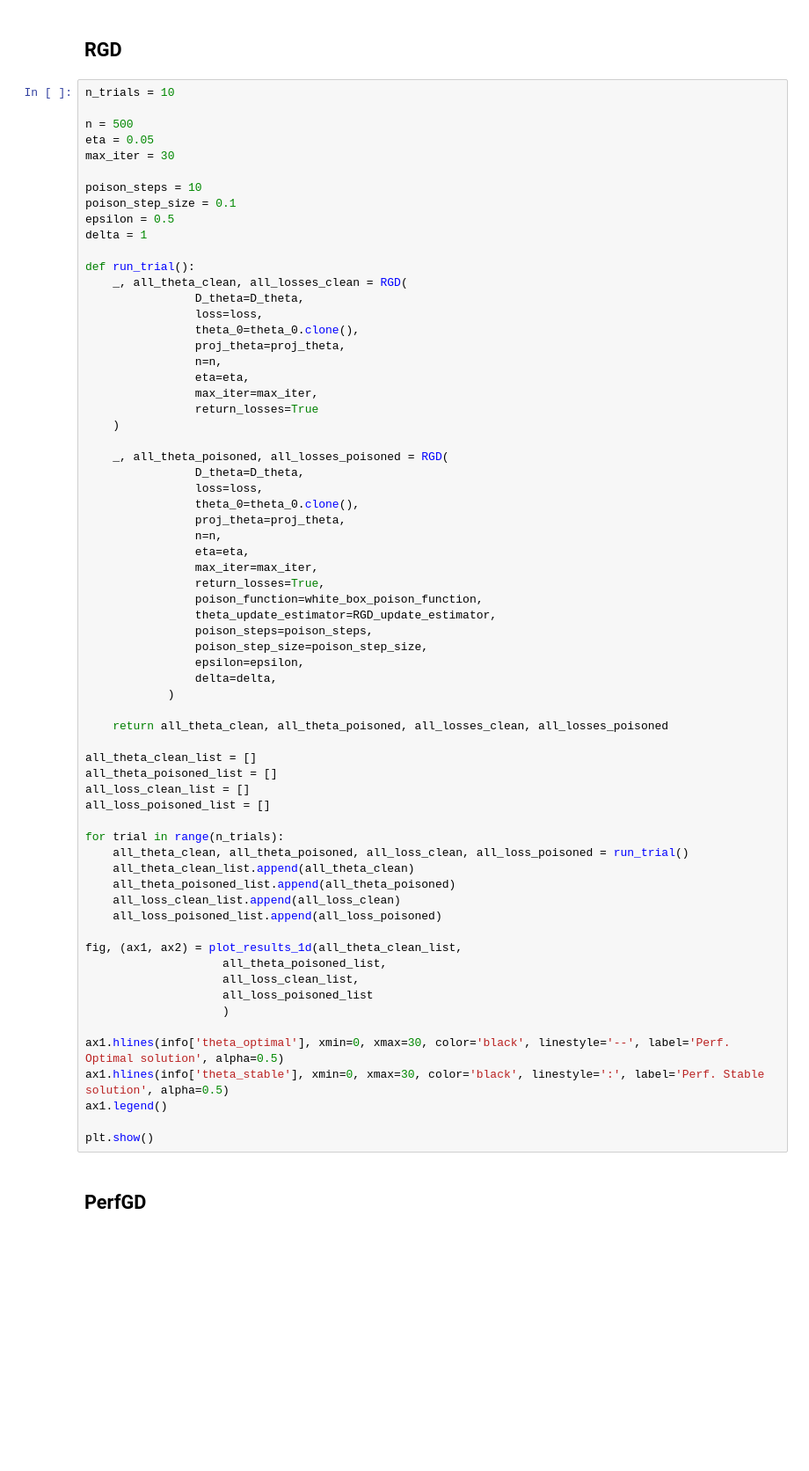
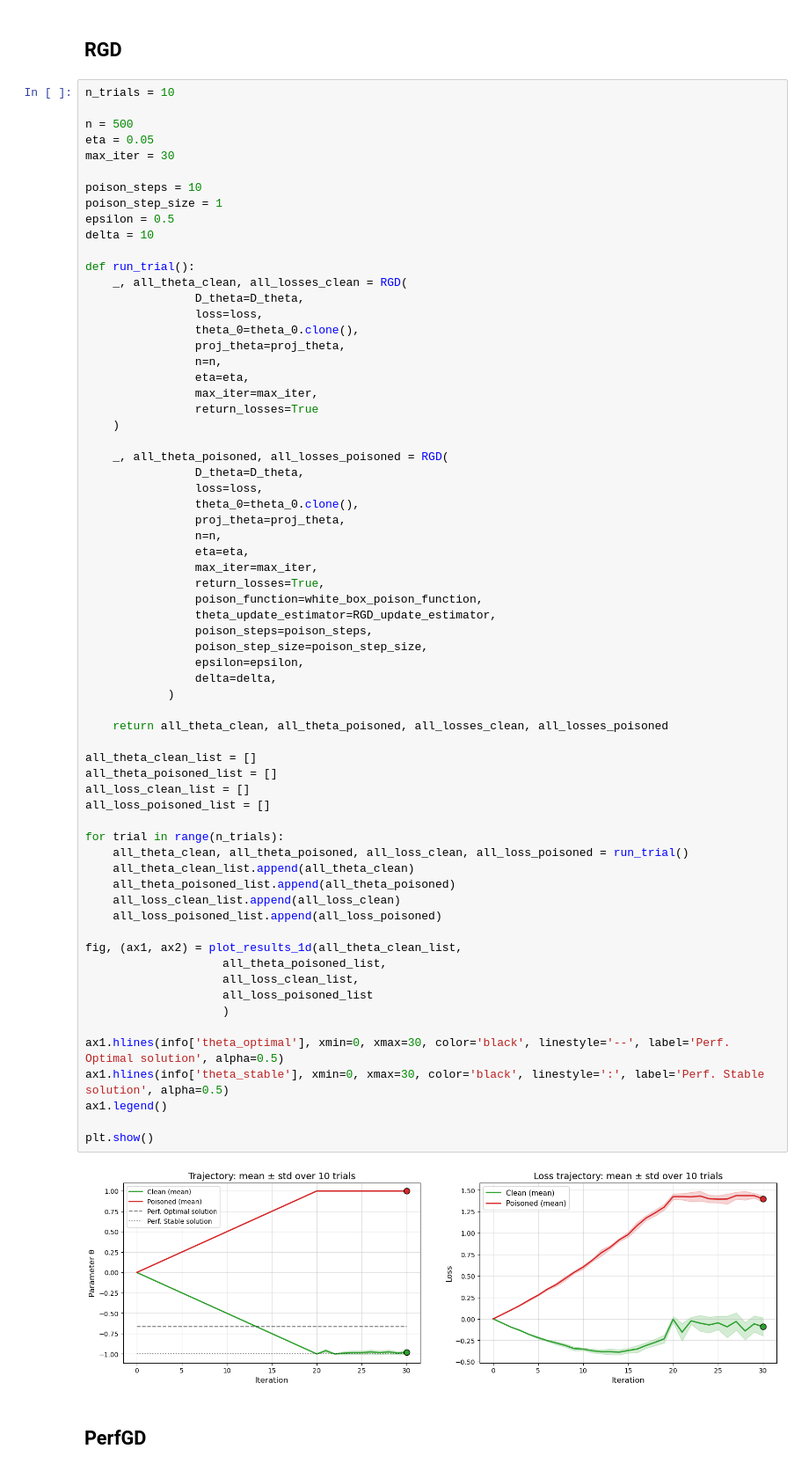
Before and after one commit to tetsnaga/poison-perf, a Jupyter notebook: poisoning/white_box_poison.ipynb, the cells around one changed output. Shown at 88% size. Saved outputs shown, nothing was run; the diff lists cells and outputs as text; blank space fills up the shorter version.

```diff
--- a/poisoning/white_box_poison.ipynb
+++ b/poisoning/white_box_poison.ipynb
@@ -30,9 +30,9 @@ eta = 0.05
 max_iter = 30
 
 poison_steps = 10
-poison_step_size = 0.1
+poison_step_size = 1
 epsilon = 0.5
-delta = 1
+delta = 10
 
 def run_trial():
     _, all_theta_clean, all_losses_clean = RGD(
@@ -61,33 +61,35 @@ def run_trial():
                 poison_step_size=poison_step_size,
                 epsilon=epsilon,
                 delta=delta,
             )
 
     return all_theta_clean, all_theta_poisoned, all_losses_clean, all_losses_poisoned
 
 all_theta_clean_list = []
 all_theta_poisoned_list = []
 all_loss_clean_list = []
 all_loss_poisoned_list = []
 
 for trial in range(n_trials):
     all_theta_clean, all_theta_poisoned, all_loss_clean, all_loss_poisoned = run_trial()
     all_theta_clean_list.append(all_theta_clean)
     all_theta_poisoned_list.append(all_theta_poisoned)
     all_loss_clean_list.append(all_loss_clean)
     all_loss_poisoned_list.append(all_loss_poisoned)
 
 fig, (ax1, ax2) = plot_results_1d(all_theta_clean_list,
                     all_theta_poisoned_list,
                     all_loss_clean_list,
                     all_loss_poisoned_list
                     )
 
 ax1.hlines(info['theta_optimal'], xmin=0, xmax=30, color='black', linestyle='--', label='Perf. Optimal solution', alpha=0.5)
 ax1.hlines(info['theta_stable'], xmin=0, xmax=30, color='black', linestyle=':', label='Perf. Stable solution', alpha=0.5)
 ax1.legend()
 
 plt.show()
+# %% [output]
+[figure, added]
 # %% [markdown]
 ## PerfGD
 # %%
```
Also changed, not shown: 3 other files.
